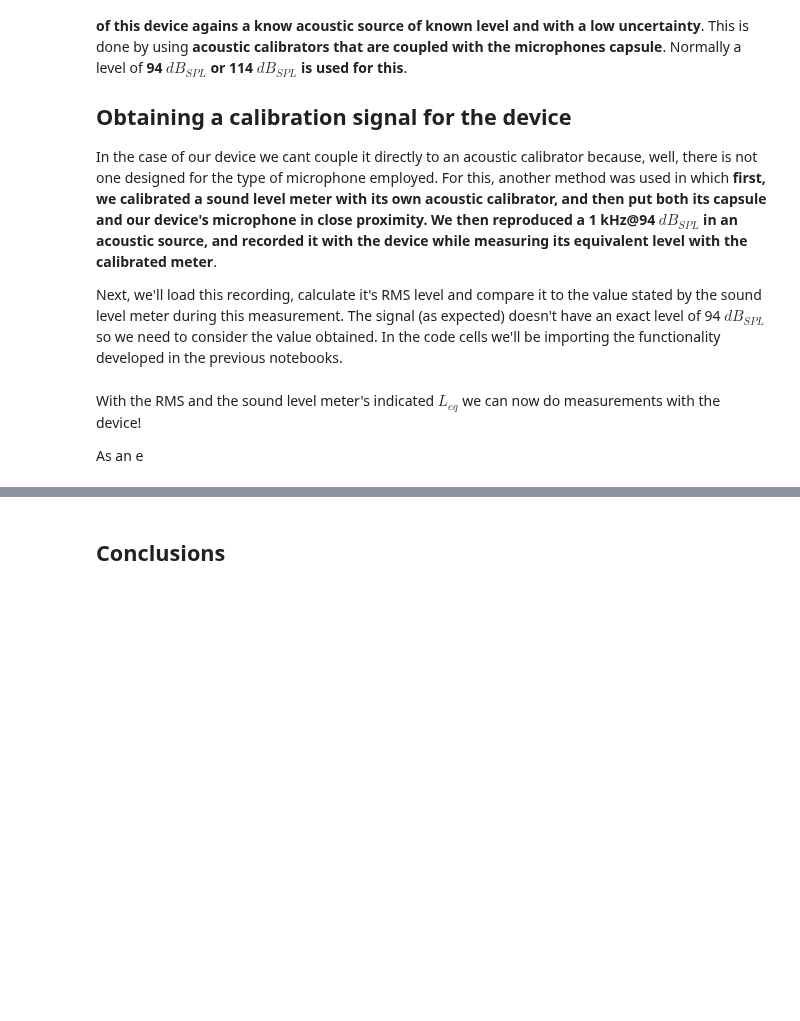
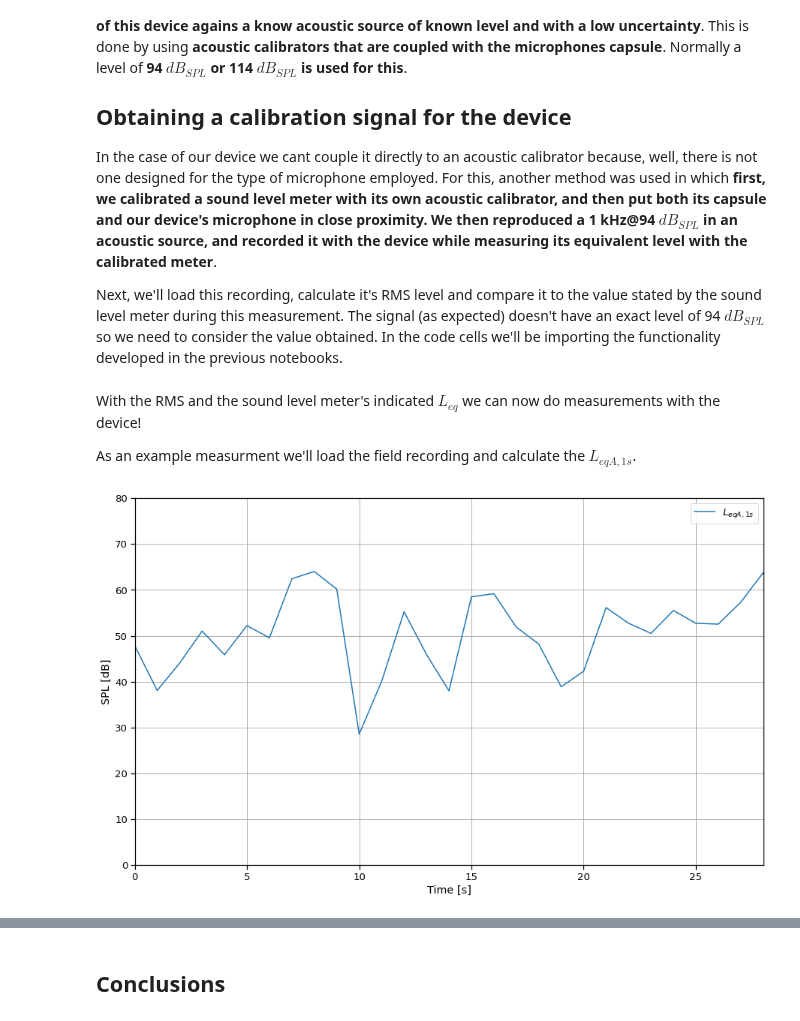
Before and after one commit to tiaqui/my_thesis, a Jupyter notebook: notebooks/5. Acoustic measurements.ipynb, the cells around one changed output, grey strips where cells are left out. Drawn from its saved outputs; the diff is of its cells as text; code cells hidden in the pictures; blank space fills up the shorter version.

Commit message:
imported measured global levels with device

```diff
--- a/notebooks/5. Acoustic measurements.ipynb
+++ b/notebooks/5. Acoustic measurements.ipynb
@@ -87,12 +87,38 @@ from utils import wavread, rms
 fs, cal_wav = wavread('../aud/cal.wav')
 
 # Calibration Leq as stated by the sound level meter
-cal_l = 93.2 # dB
+cal_l = 94.6 # dB
 
 # Getting the RMS level for the calibration
-cal_rms = rms(cal_wav)
+# we'll leave of the first and last half second
+cal_rms = rms(cal_wav[int(0.5*fs):int(-0.5*fs)])
-# %% [markdown]
-With the RMS and the sound level meter's indicated $L_{eq}$ we can now do measurements with the device!
-
-As an e
+# %% [markdown]
+With the RMS and the sound level meter's indicated $L_{eq}$ we can now do measurements with the device!
+
+As an example measurment we'll load the field recording and calculate the **$L_{eqA,1s}$**.
+# %%
+from utils import filt_A, rms_t
+
+# loading
+fs, field = wavread('../aud/field.wav')
+
+# applying A-weighting filter
+field_A = filt_A(field)
+
+# getting the RMS levels per second
+field_A_rms = rms_t(field_A, fs=fs)
+
+# LeqA,1s
+leqa = cal_l + 20*np.log10(field_A_rms/cal_rms)
+
+plt.plot(range(len(leqa)), leqa, label='$L_{eqA, 1 s}$')
+
+plt.xlabel('Time [s]')
+plt.ylabel('SPL [dB]')
+plt.xlim([0, 28])
+plt.ylim([0, 80])
+plt.legend()
+plt.grid('on');
+# %% [output]
+[figure, added]
 # %% [markdown]
```
Also changed, not shown: parts of 5 cells of this notebook, 3 other files.
